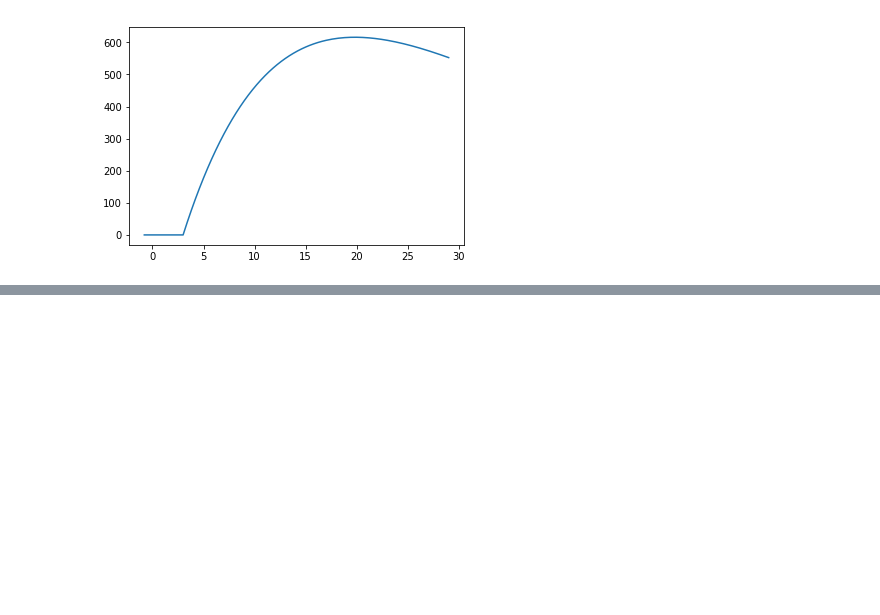
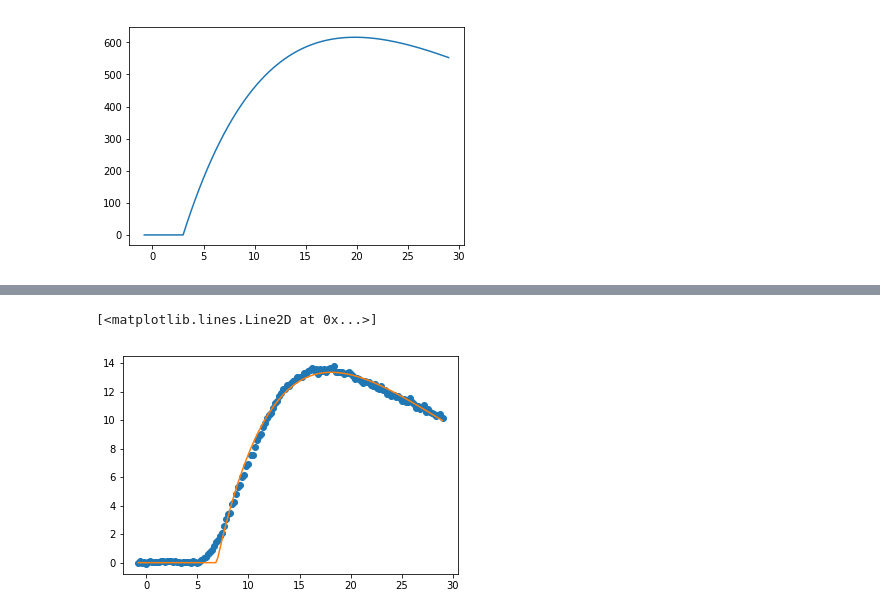
Before and after one commit to hstrey/BME-572-2018, a Jupyter notebook: display data.ipynb, the cells around one changed output, grey strips where cells are left out. Saved outputs shown, nothing was run; the diff lists cells and outputs as text; code cells hidden in the pictures; blank space fills up the shorter version.

```diff
--- a/display data.ipynb
+++ b/display data.ipynb
@@ -95 +164,7 @@ data = egfp[11]
+# %%
+plt.plot(time,data,"o")
+plt.plot(time,egfp_2stage(out.params,time))
+# %% [output]
+[<matplotlib.lines.Line2D at 0x...>]
+[figure, added]
 # %%
```
Also changed, not shown: parts of 8 cells of this notebook, 1 other file.
